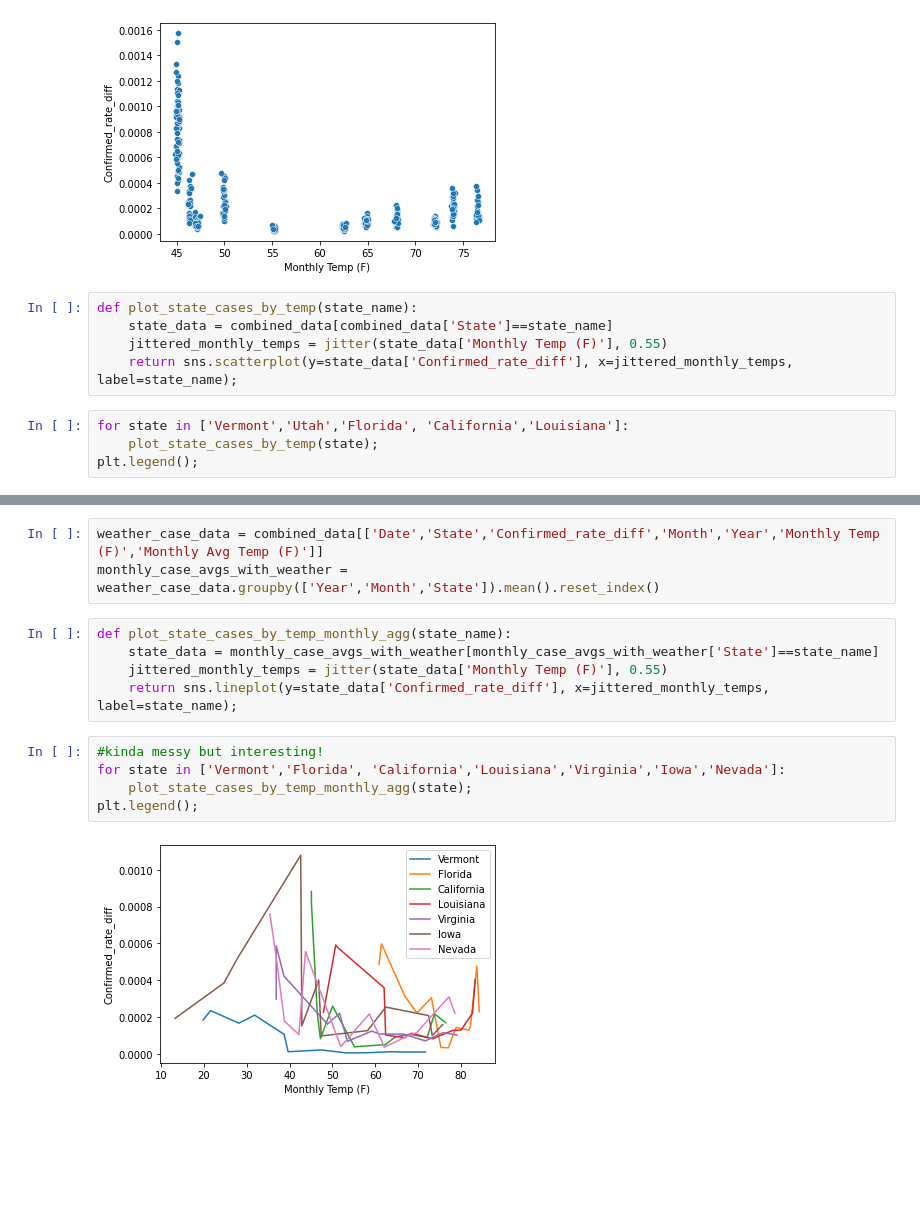
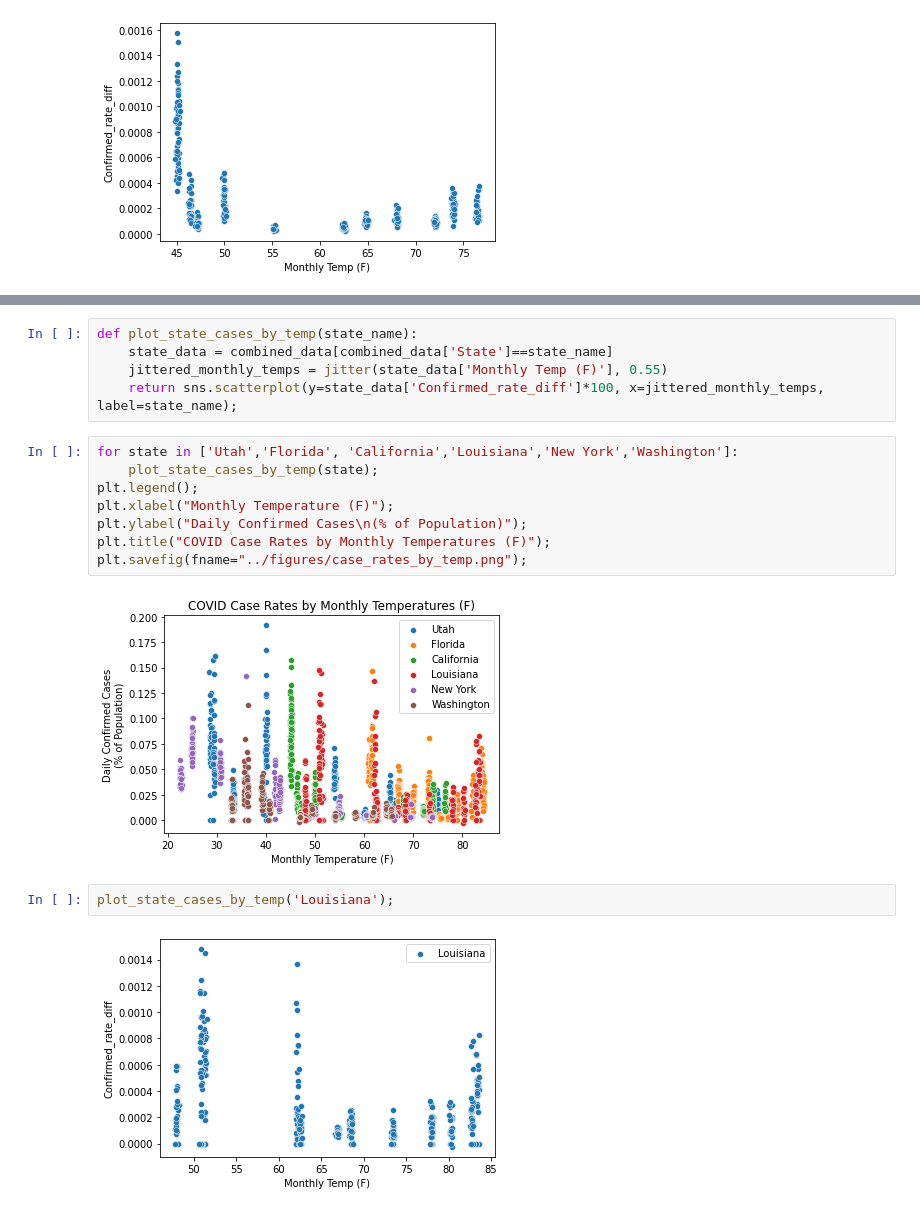
Before and after one commit to amichaelsen/COVID_project, a Jupyter notebook: analysis/data_merge_and_eda.ipynb, the cells around one changed output, grey strips where cells are left out. Drawn from its saved outputs; the diff is of its cells as text; blank space fills up the shorter version.

Commit message:
more weather modeling, lots of report write up

```diff
--- a/analysis/data_merge_and_eda.ipynb
+++ b/analysis/data_merge_and_eda.ipynb
@@ -359,12 +359,3 @@ jittered_monthly_temps = jitter(ca_data['Monthly Temp (F)'], 0.55)
 sns.scatterplot(y=ca_data['Confirmed_rate_diff'], x=jittered_monthly_temps);
 # %% [output]
 [figure]
-# %%
-def plot_state_cases_by_temp(state_name):
-    state_data = combined_data[combined_data['State']==state_name]
-    jittered_monthly_temps = jitter(state_data['Monthly Temp (F)'], 0.55)
-    return sns.scatterplot(y=state_data['Confirmed_rate_diff'], x=jittered_monthly_temps, label=state_name);
-# %%
-for state in ['Vermont','Utah','Florida', 'California','Louisiana']:
-    plot_state_cases_by_temp(state);
-plt.legend();
@@ -390,15 +362,19 @@ combined_data[['Date','State','Confirmed_rate_diff','Month','Year','Monthly Temp
-# %%
-weather_case_data = combined_data[['Date','State','Confirmed_rate_diff','Month','Year','Monthly Temp (F)','Monthly Avg Temp (F)']]
-monthly_case_avgs_with_weather = weather_case_data.groupby(['Year','Month','State']).mean().reset_index()
-# %%
-def plot_state_cases_by_temp_monthly_agg(state_name):
-    state_data = monthly_case_avgs_with_weather[monthly_case_avgs_with_weather['State']==state_name]
-    jittered_monthly_temps = jitter(state_data['Monthly Temp (F)'], 0.55)
-    return sns.lineplot(y=state_data['Confirmed_rate_diff'], x=jittered_monthly_temps, label=state_name);
-# %%
-#kinda messy but interesting!
-for state in ['Vermont','Florida', 'California','Louisiana','Virginia','Iowa','Nevada']:
-    plot_state_cases_by_temp_monthly_agg(state);
-plt.legend();
-# %% [output]
-[figure, removed]
+# %%
+def plot_state_cases_by_temp(state_name):
+    state_data = combined_data[combined_data['State']==state_name]
+    jittered_monthly_temps = jitter(state_data['Monthly Temp (F)'], 0.55)
+    return sns.scatterplot(y=state_data['Confirmed_rate_diff']*100, x=jittered_monthly_temps, label=state_name);
+# %%
+for state in ['Utah','Florida', 'California','Louisiana','New York','Washington']:
+    plot_state_cases_by_temp(state);
+plt.legend();
+plt.xlabel("Monthly Temperature (F)");
+plt.ylabel("Daily Confirmed Cases\n(% of Population)");
+plt.title("COVID Case Rates by Monthly Temperatures (F)");
+plt.savefig(fname="../figures/case_rates_by_temp.png");
+# %% [output]
+[figure, added]
+# %%
+plot_state_cases_by_temp('Louisiana');
+# %% [output]
+[figure, added]
```
Also changed, not shown: parts of 18 cells of this notebook, 17 other files.
